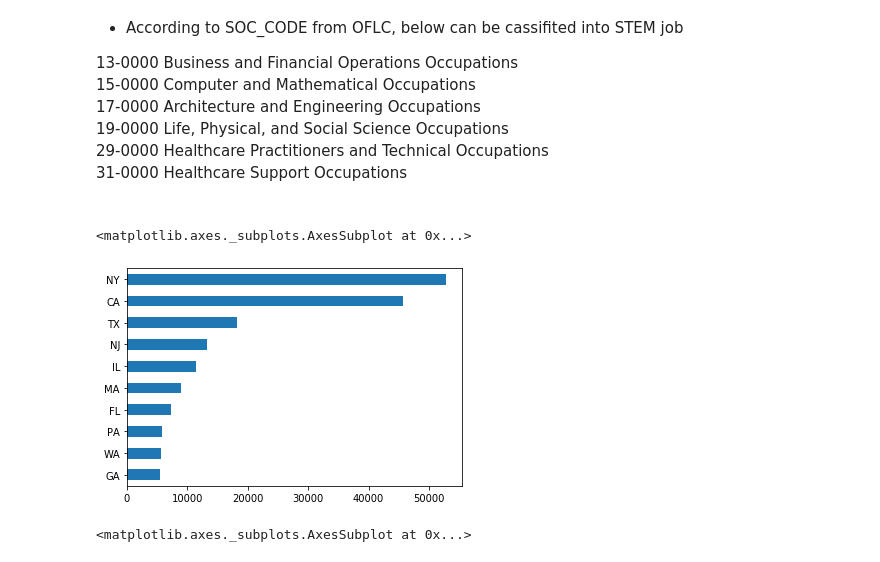
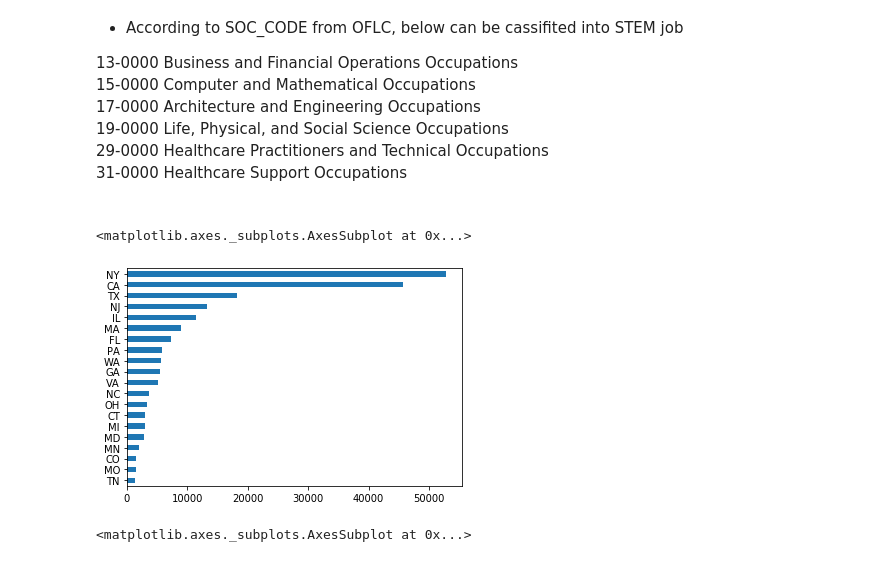
Before and after one commit to brandon-park/H1B_Analysis, a Jupyter notebook: H1B Analysis.ipynb, the cells around one changed output. Drawn from its saved outputs; the diff is of its cells as text; code cells hidden in the pictures.

```diff
--- a/H1B Analysis.ipynb
+++ b/H1B Analysis.ipynb
@@ -320,10 +320,10 @@ df_STEM = df[df['SOC_CODE'].str[:2] == ("13" or "15" or '17' or '19' or '29' or
 # %%
 # The number of STEM job by states
 
-df_STEM['WORKSITE_STATE'].value_counts().head(10).sort_values().plot(kind='barh')
+df_STEM['WORKSITE_STATE'].value_counts().head(20).sort_values().plot(kind='barh')
 # %% [output]
 <matplotlib.axes._subplots.AxesSubplot at 0x...>
-[figure, old version]
+[figure, new version]
 # %%
 # List of the best mean normalized salary by states
 
```
Also changed, not shown: parts of 4 cells of this notebook.
